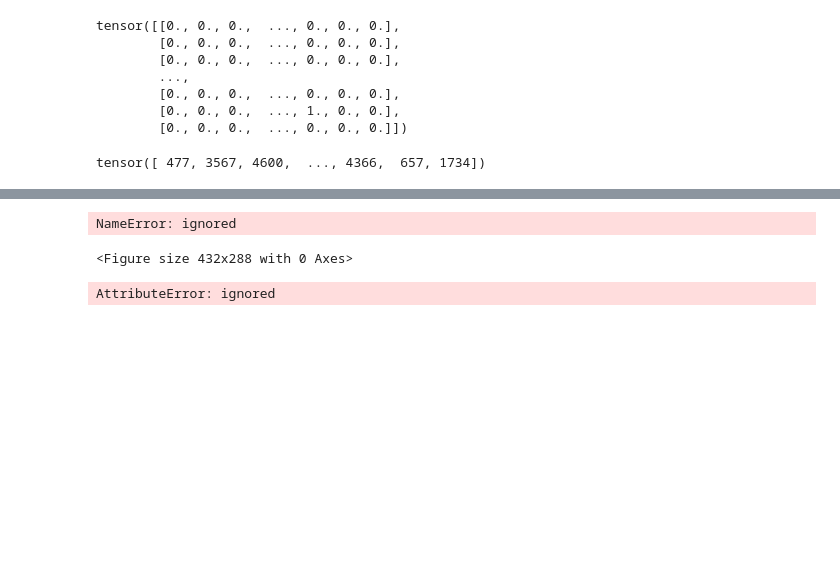
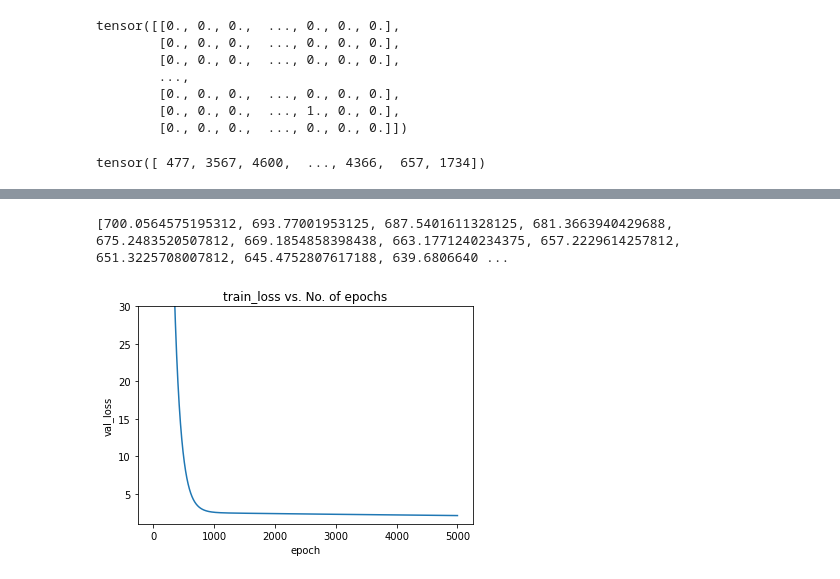
Before and after one commit to zeze1004/AI, a Jupyter notebook: Homework2.ipynb, the cells around one changed output, grey strips where cells are left out. Drawn from its saved outputs; the diff is of its cells as text; code cells hidden in the pictures; blank space fills up the shorter version.

```diff
--- a/Homework2.ipynb
+++ b/Homework2.ipynb
@@ -81,6 +81,8 @@ data_train = data[train_indices]
 target_val = target[val_indices]
 data_val = data[val_indices]
 # %%
+loss_val_data = [] # validation data의 loss 값을 저장하는 리스트
+loss_train_data = [] # train data의 loss 값을 저장하는 리스트
 # 트레이닝 루프
 import torch.nn as nn
 def training_loop(n_epochs, optimizer, model, loss_fn, data_train, data_val,
@@ -93,8 +95,10 @@ def training_loop(n_epochs, optimizer, model, loss_fn, data_train, data_val,
         optimizer.zero_grad()
         loss_train.backward()
         optimizer.step()
+        loss_val_data.append(loss_val.item())
+        loss_train_data.append(loss_train.item())
         if epoch == 1 or epoch % 500 == 0:
-            print(f"Epoch {epoch}, Training loss {loss_train.item():.4f},"
+          print(f"Epoch {epoch}, Training loss {loss_train.item():.4f},"
                   f" Validation loss {loss_val.item():.4f}")
 
 # roop
@@ -142,16 +129,0 @@ def fit(epochs, lr, model, train_loader, val_loader, opt_func=torch.optim.SGD):
-# %%
-import matplotlib.pyplot as plt
-plt.title('val_loss vs. No. of epochs');
-n_epochs = 5000
-loss_fn = nn.MSELoss()
-loss_val = loss_fn(model(data_val), target_val)
-
-def loss_mat(data_val, target_val):
-  for i in range(1, 5001):
-    loss_val(model(data_val), target_val)
-
-plt.plot(loss_mat(model(data_val), target_val), '-x')
-plt.xlabel('epoch')
-plt.ylabel('val_loss')
-
-val_loss = loss_mat[-1]
@@ -276,25 +130,18 @@ dot_data = export_graphviz(model, out_file = None,
-# %%
-# 그래프 그리기
-
-graph = pydotplus.graph_from_dot_data(data)
-Image(graph.create_png())
-# %% [output]
-NameError: ignored
-# %%
-import matplotlib.pyplot as plt
-def plot_figure(index,column):
-  plt.subplot(6,2,index)
-  plt.title(column)
-  plt.plot(wine_data[column])
-
-  plt.figure(figsize=(10,10))
-
-
-plt.tight_layout()
-# %% [output]
-<Figure size 432x288 with 0 Axes>
-# %%
-wine = wine_data[0:130] # 설명변수
-wine_target = wine_data.target[0:130] # 목적변수
-# %% [output]
-AttributeError: ignored
+# %%
+print(loss_train_data)
+# %% [output]
+[700.0564575195312, 693.77001953125, 687.5401611328125, 681.3663940429688, 675.2483520507812, 669.1854858398438, 663.1771240234375, 657.2229614257812, 651.3225708007812, 645.4752807617188, 639.6806640 ...
+# %%
+# epoch에 따른 train data training loss 그래프
+from matplotlib import pyplot as plt
+import numpy as np
+plt.title('train_loss vs. No. of epochs');
+x = range(n_epochs)
+y = loss_train_data
+plt.xlabel('epoch')
+plt.ylabel('val_loss')
+plt.ylim(1,30) # t축 범위
+plt.plot(x,y)
+plt.show()
+# %% [output]
+[figure, added]
```
Also changed, not shown: parts of 15 cells of this notebook.
